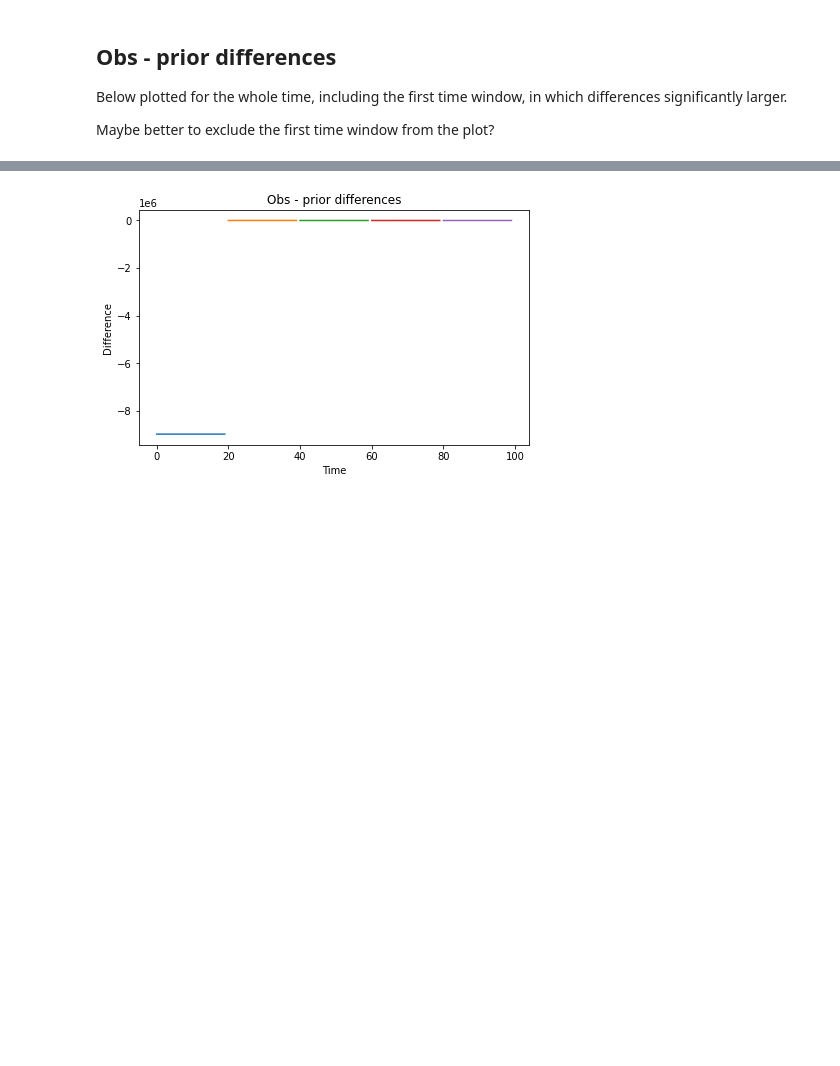
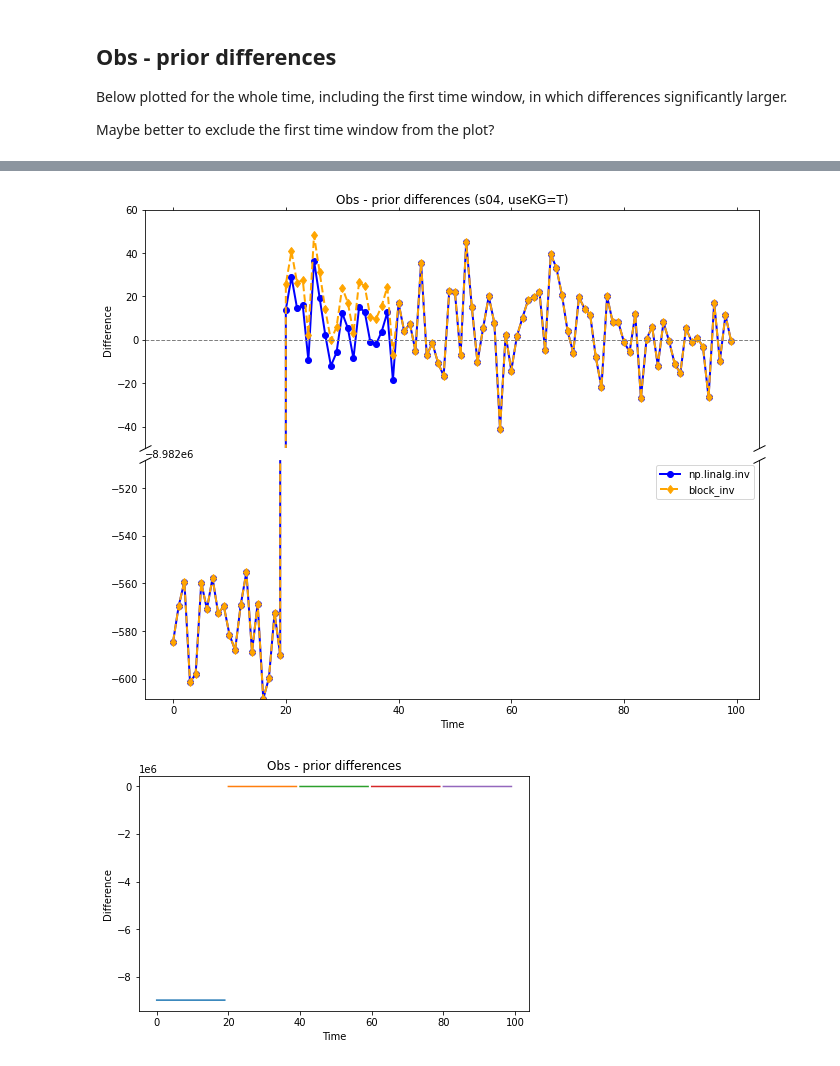
Before and after one commit to AkiTsuruta/MI-AIM, a Jupyter notebook: kf_plots.ipynb, the cells around one changed output, grey strips where cells are left out. Drawn from its saved outputs; the diff is of its cells as text; code cells hidden in the pictures; blank space fills up the shorter version.

```diff
--- a/kf_plots.ipynb
+++ b/kf_plots.ipynb
@@ -116,3 +89,88 @@ plt.show()
+# %%
+#-----------------------------------------------------
+# Change data into a more suitable format for plotting
+#-----------------------------------------------------
+
+
+# E.g. in s01 data.differences of each timewindow have shape (1,50) even though
+# the actual time window is shorter than 50. Let's pick the slice of
+# the total time that corresponds to each time window (shape (1.10)) and
+# recombine these slices into a single dataArray of shape (1,50)
+
+s = 3 # simulation number is s+1
+tw = 20 # time window length in the data
+
+da1 = np_t[s].differences
+da2 = bl_t[s].differences
+da3 = np_f[s].differences
+da4 = bl_f[s].differences
+
+ls1 = []
+ls2 = []
+ls3 = []
+ls4 = []
+
+for i in range(5):
+    ls1.append(da1[i,i*tw:(i+1)*tw])
+    ls2.append(da2[i,i*tw:(i+1)*tw])
+    ls3.append(da3[i,i*tw:(i+1)*tw])
+    ls4.append(da4[i,i*tw:(i+1)*tw])
+np_t_dif = xr.concat(ls1, dim = 'time')
+bl_t_dif = xr.concat(ls2, dim = 'time')
+np_f_dif = xr.concat(ls3, dim = 'time')
+bl_f_dif = xr.concat(ls4, dim = 'time')
+
+
+#--------------------------------------------
+# Plot with discontinuous y-axis
+#--------------------------------------------
+
+#split y-axis into two by creating two subplots on
+# top of each other
+fig, (ax1, ax2) = plt.subplots(2, 1, sharex = True, figsize = (11,9))
+fig.subplots_adjust(hspace=0.05)
+
+# same data on both axes
+ax1.plot(np_t_dif, linewidth = 2, color = 'blue', marker = 'o', label = "np.linalg.inv")
+ax2.plot(np_t_dif, linewidth = 2, color = 'blue', marker = 'o', label = "np.linalg.inv")
+ax1.plot(bl_t_dif, linewidth = 2, linestyle = 'dashed', color = 'orange', marker = 'd', label = "block_inv")
+ax2.plot(bl_t_dif, linewidth = 2, linestyle = 'dashed', color = 'orange', marker = 'd', label = "block_inv")
+
+ax1.axhline(y=0,linewidth= 1, color='grey', linestyle= 'dashed')
+
+minval = np_t_dif.min()
+
+# zoom-in / limit the view to different portions of the data
+ax1.set_ylim(-50, 60)  # most of the data
+ax2.set_ylim(minval, minval+100)  # outliers only
+
+# hide the spines between ax and ax2
+ax1.spines.bottom.set_visible(False)
+ax2.spines.top.set_visible(False)
+ax1.xaxis.tick_top()
+ax1.tick_params(labeltop=False)  # don't put tick labels at the top
+ax2.xaxis.tick_bottom()
+
+# cut-out slanted lines.
+# We create line objects in axes coordinates, in which (0,0), (0,1),
+# (1,0), and (1,1) are the four corners of the axes.
+
+d = .5  # proportion of vertical to horizontal extent of the slanted line
+kwargs = dict(marker=[(-1, -d), (1, d)], markersize=12,
+              linestyle="none", color='k', mec='k', mew=1, clip_on=False)
+ax1.plot([0, 1], [0, 0], transform=ax1.transAxes, **kwargs)
+ax2.plot([0, 1], [1, 1], transform=ax2.transAxes, **kwargs)
+
+ax2.set_xlabel("Time")
+ax2.legend()
+ax1.set_ylabel("Difference")
+ax1.set_title(f"Obs - prior differences (s0{s+1}, useKG=T)")
+
+
+
+plt.show()
+# %% [output]
+[figure, added]
 # %%
 data = np_t[3]
 fig, ax = plt.subplots(layout = 'constrained')
```
Also changed, not shown: parts of 7 cells of this notebook, 4 other files.
